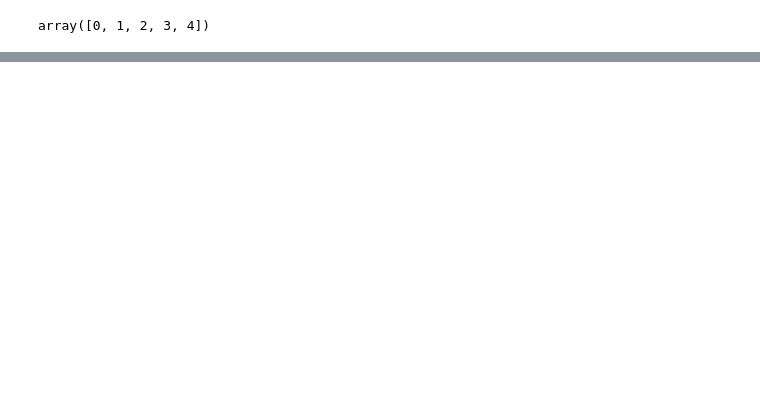
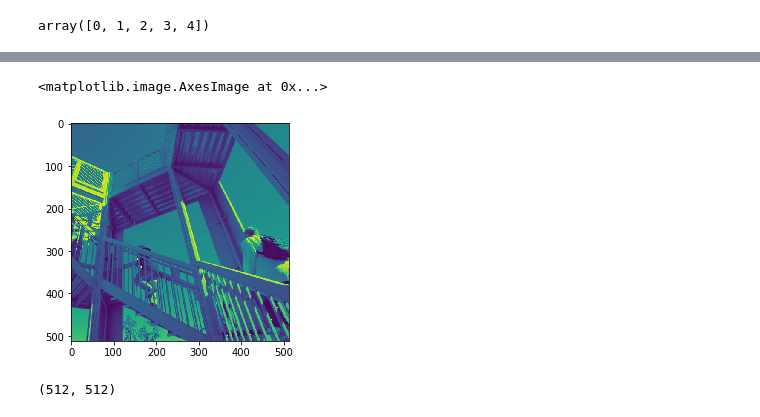
Before and after one commit to srikanthpragada/DS_06_MAY_2019, a Jupyter notebook: numpy_demo.ipynb, the cells around one changed output, grey strips where cells are left out. Saved outputs shown, nothing was run; the diff lists cells and outputs as text; code cells hidden in the pictures; blank space fills up the shorter version.

```diff
--- a/numpy_demo.ipynb
+++ b/numpy_demo.ipynb
@@ -346,0 +488,10 @@ oa += 2
+# %%
+img = misc.ascent()
+plt.imshow(img)
+# %% [output]
+<matplotlib.image.AxesImage at 0x...>
+[figure, added]
+# %%
+img.shape
+# %% [output]
+(512, 512)
```
Also changed, not shown: parts of 70 cells of this notebook.
